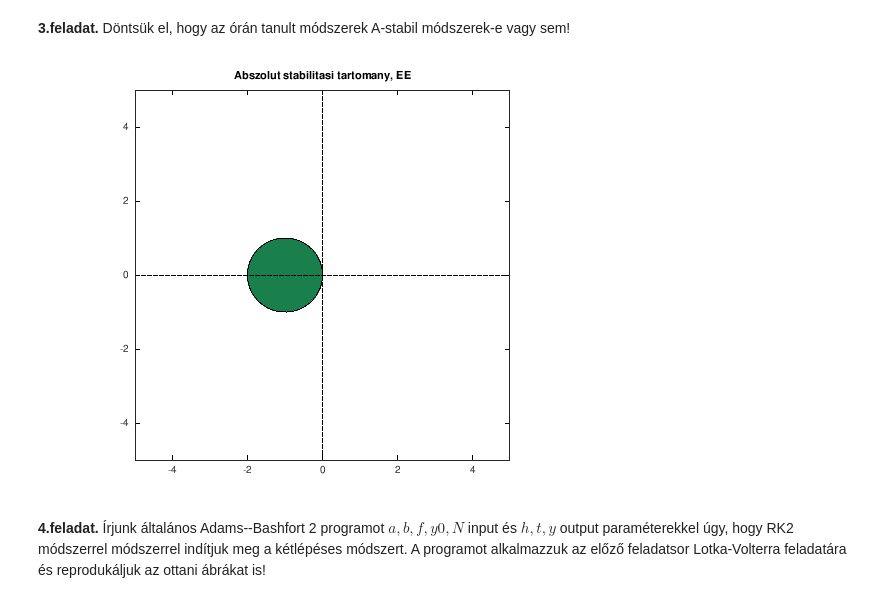
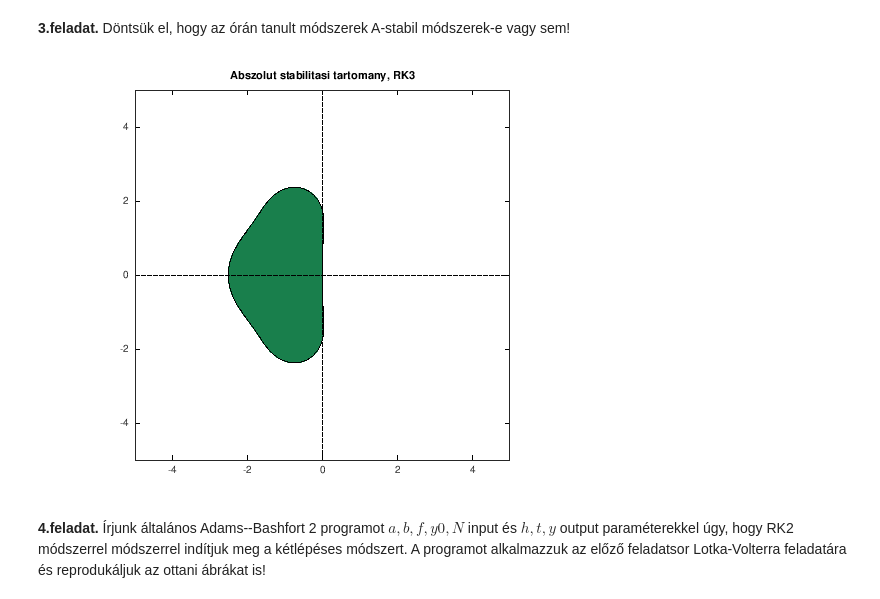
Before and after one commit to feipaat/AlkalmazottAnalizis2_Sz-ELTE-, a Jupyter notebook: 5.feladatsor.ipynb, the cells around one changed output. Saved outputs shown, nothing was run; the diff lists cells and outputs as text; code cells hidden in the pictures.

```diff
--- a/5.feladatsor.ipynb
+++ b/5.feladatsor.ipynb
@@ -25,19 +48,19 @@ it =  4
 # %%
 %Explicit Euler
 clf;
 [X,Y] = meshgrid(linspace(-5,5), linspace(-5,5));
 Z = X+Y*1i;
-phi = 1+Z;
+phi = 1+Z+Z.^2/2+Z.^3/6;
 contourf(X,Y,1-abs(phi), [0 0], 'LineWidth', 1);
 set(gca,'FontSize', 10, 'CLim', [0 1]);
 colormap([.1 .5 .3; 0 0 0; 1 1 1]);
 hold on;
 plot([-5 5], [0 0], '--k', 'LineWidth', 1);
 plot([0 0], [-5 5], '--k', 'LineWidth', 1);
 axis('square');
-title('Abszolut stabilitasi tartomany, EE')
+title('Abszolut stabilitasi tartomany, RK3')
 # %% [output]
-[figure, old version]
+[figure, new version]
 # %% [markdown]
 <br>
 <b>4.feladat.</b> Írjunk általános Adams--Bashfort 2 programot $a,b,f,y0,N$ input és $h,t,y$ output paraméterekkel úgy, hogy RK2 módszerrel módszerrel indítjuk meg a kétlépéses módszert.  A programot alkalmazzuk az előző feladatsor Lotka-Volterra feladatára és reprodukáljuk az ottani ábrákat is!
```
Also changed, not shown: parts of 7 cells of this notebook.
